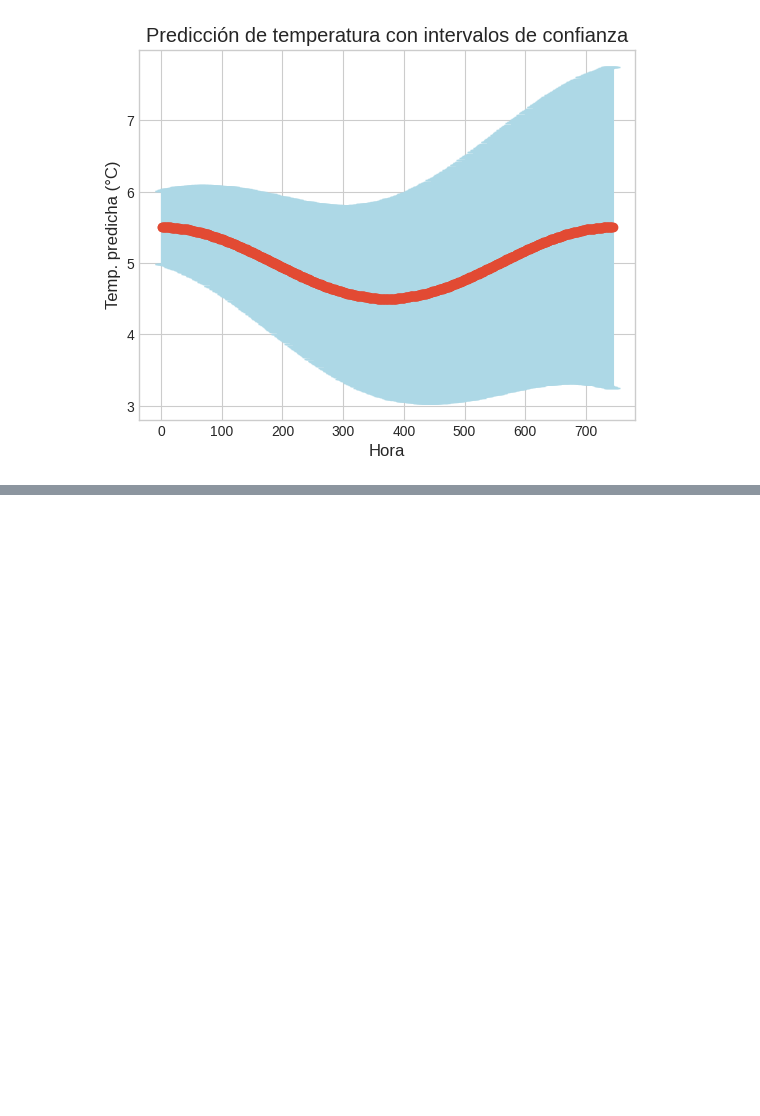
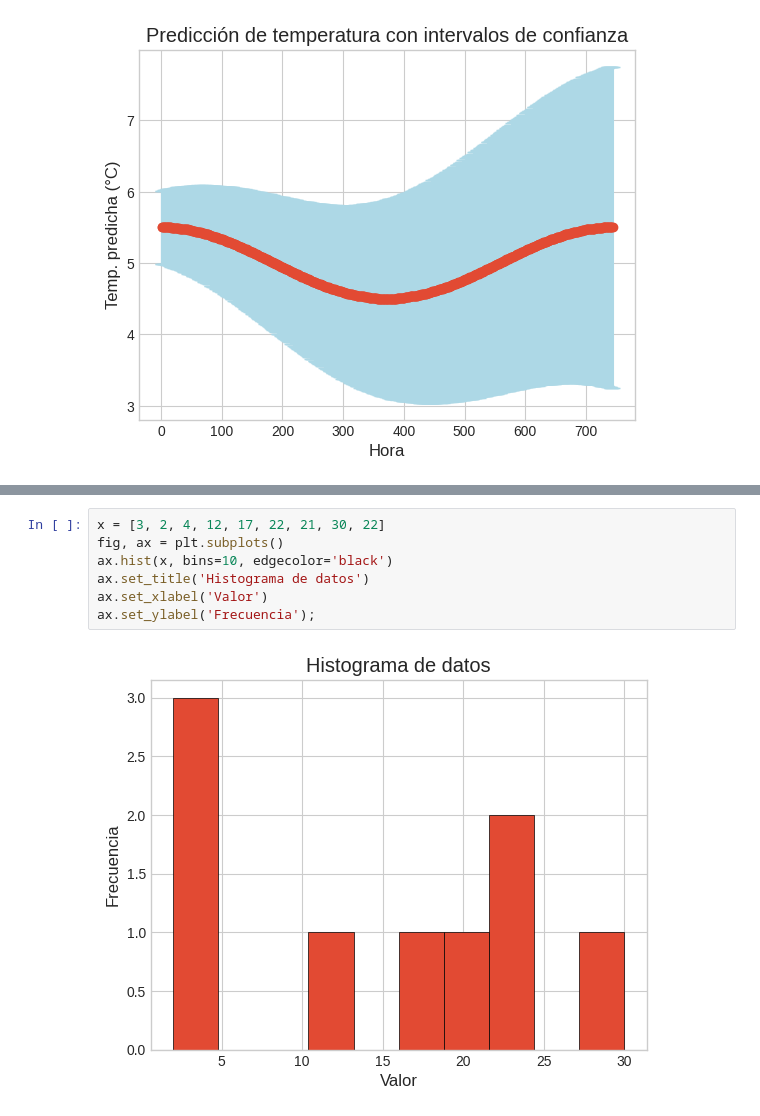
Before and after one commit to famartinezal/curso-geo, a Jupyter notebook: matplotlib.ipynb, the cells around one changed output, grey strips where cells are left out. Saved outputs shown, nothing was run; the diff lists cells and outputs as text; blank space fills up the shorter version.

```diff
--- a/matplotlib.ipynb
+++ b/matplotlib.ipynb
@@ -664 +663,10 @@ ax.legend()
 [figure]
+# %%
+x = [3, 2, 4, 12, 17, 22, 21, 30, 22]
+fig, ax = plt.subplots()
+ax.hist(x, bins=10, edgecolor='black')
+ax.set_title('Histograma de datos')
+ax.set_xlabel('Valor')
+ax.set_ylabel('Frecuencia');
+# %% [output]
+[figure, added]
```
Also changed, not shown: parts of 39 cells of this notebook, 11 other files.
